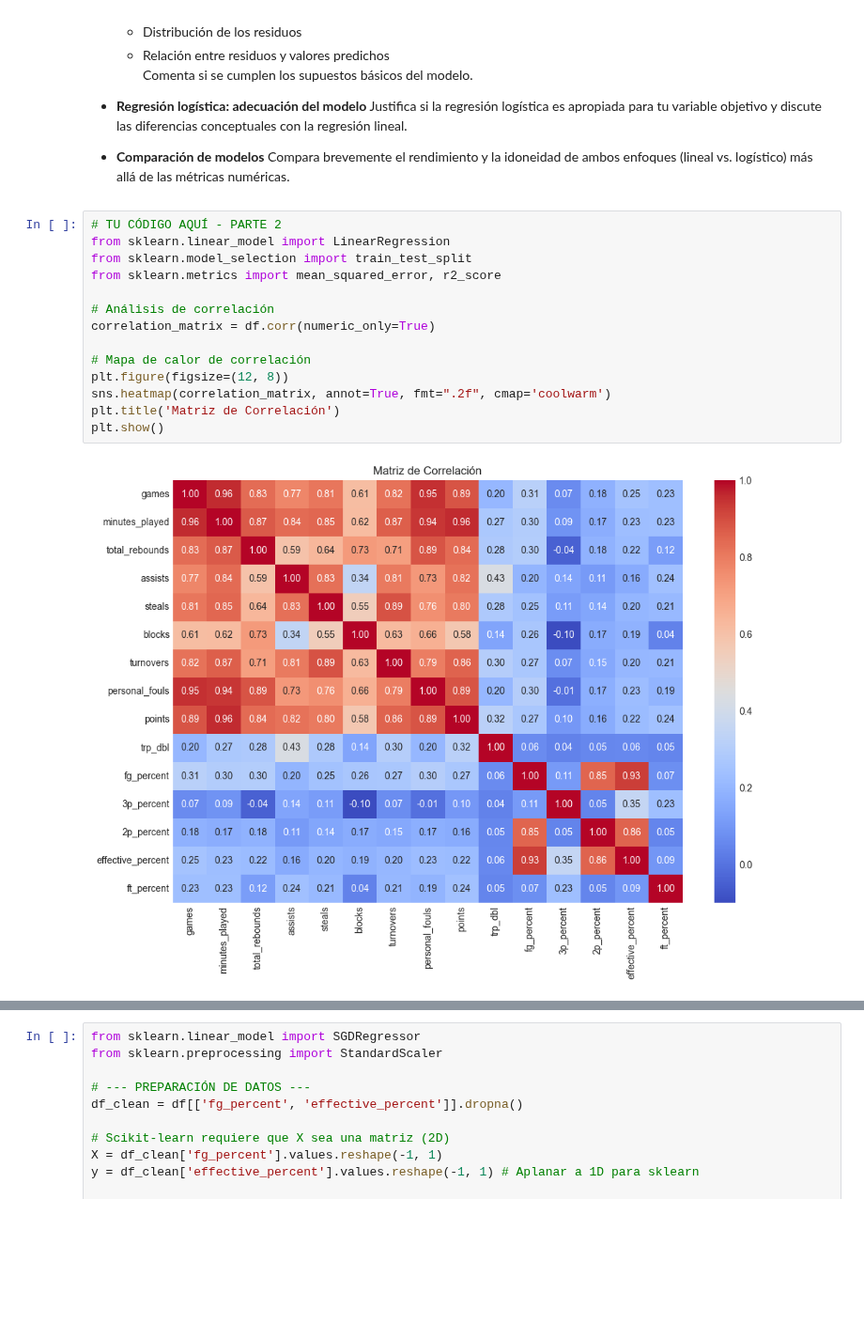
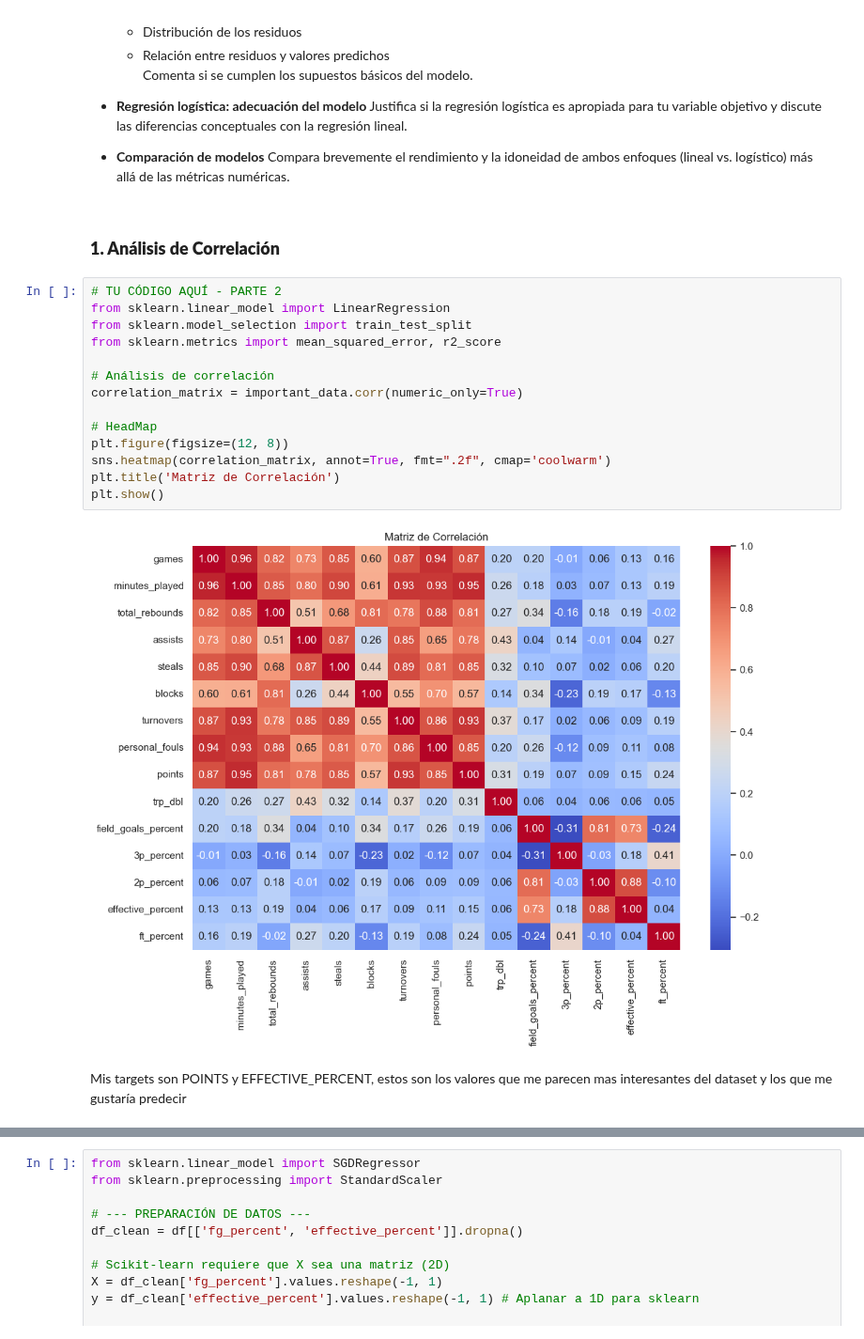
Before and after one commit to jacc1087/Estadistica, a Jupyter notebook: PracticaEstadistica__Contreras_Caño_Jose_Angel.ipynb, the cells around one changed output, grey strips where cells are left out. Shown at 94% size. Saved outputs shown, nothing was run; the diff lists cells and outputs as text; blank space fills up the shorter version.

```diff
--- a/PracticaEstadistica__Contreras_Caño_Jose_Angel.ipynb
+++ b/PracticaEstadistica__Contreras_Caño_Jose_Angel.ipynb
@@ -600,19 +615,23 @@ Respecto a la curtosis, la mayoría de los jugadores rinden igual, por tanto, la
 
 - **Comparación de modelos**
   Compara brevemente el rendimiento y la idoneidad de ambos enfoques (lineal vs. logístico) más allá de las métricas numéricas.
+# %% [markdown]
+### **1. Análisis de Correlación**
 # %%
 # TU CÓDIGO AQUÍ - PARTE 2
 from sklearn.linear_model import LinearRegression
 from sklearn.model_selection import train_test_split
 from sklearn.metrics import mean_squared_error, r2_score
 
 # Análisis de correlación
-correlation_matrix = df.corr(numeric_only=True)
+correlation_matrix = important_data.corr(numeric_only=True)
 
-# Mapa de calor de correlación
+# HeadMap
 plt.figure(figsize=(12, 8))
 sns.heatmap(correlation_matrix, annot=True, fmt=".2f", cmap='coolwarm')
 plt.title('Matriz de Correlación')
 plt.show()
 # %% [output]
-[figure, old version]
+[figure, new version]
+# %% [markdown]
+Mis targets son POINTS y EFFECTIVE_PERCENT, estos son los valores que me parecen mas interesantes del dataset y los que me gustaría predecir
```
Also changed, not shown: parts of 16 cells of this notebook.
